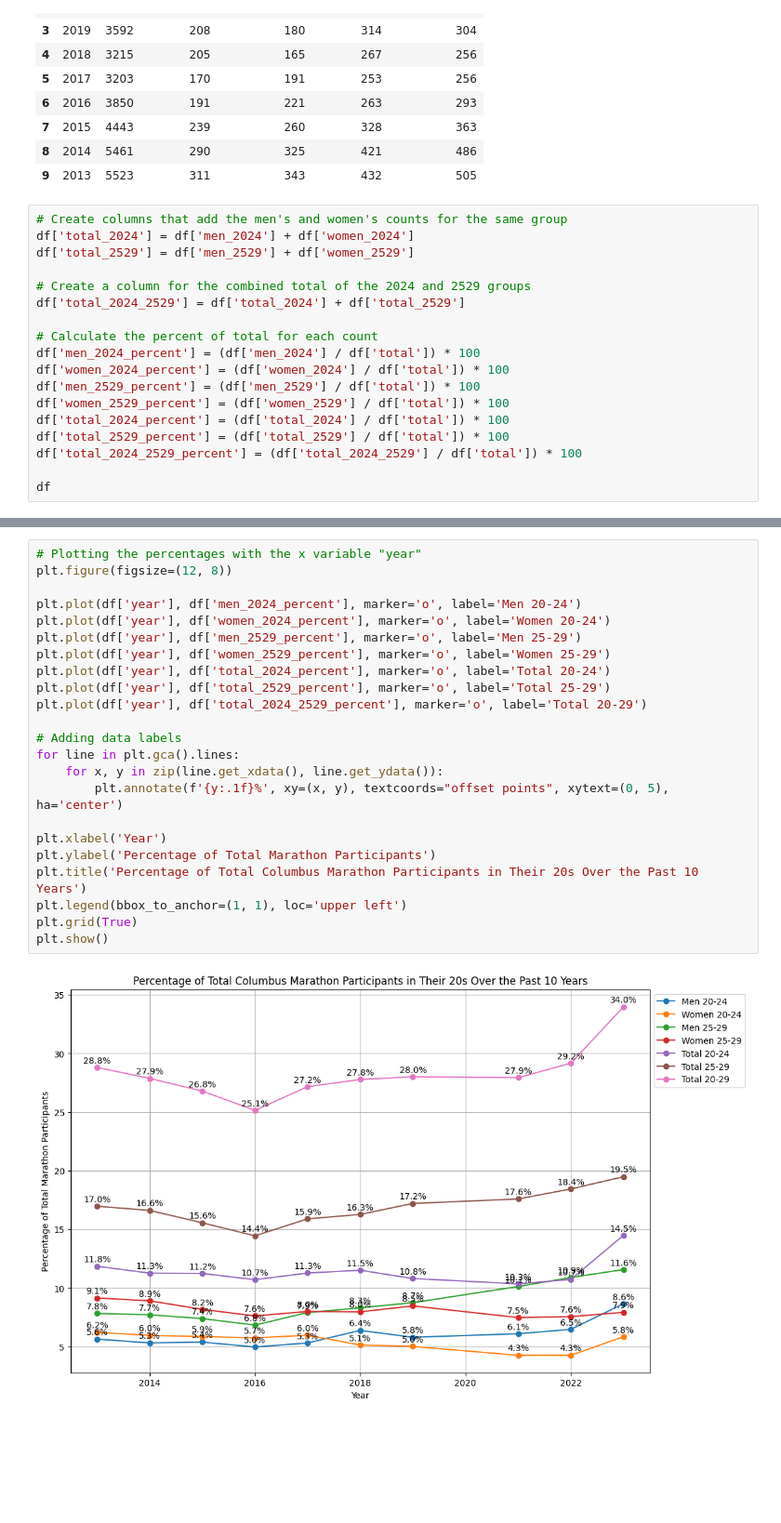
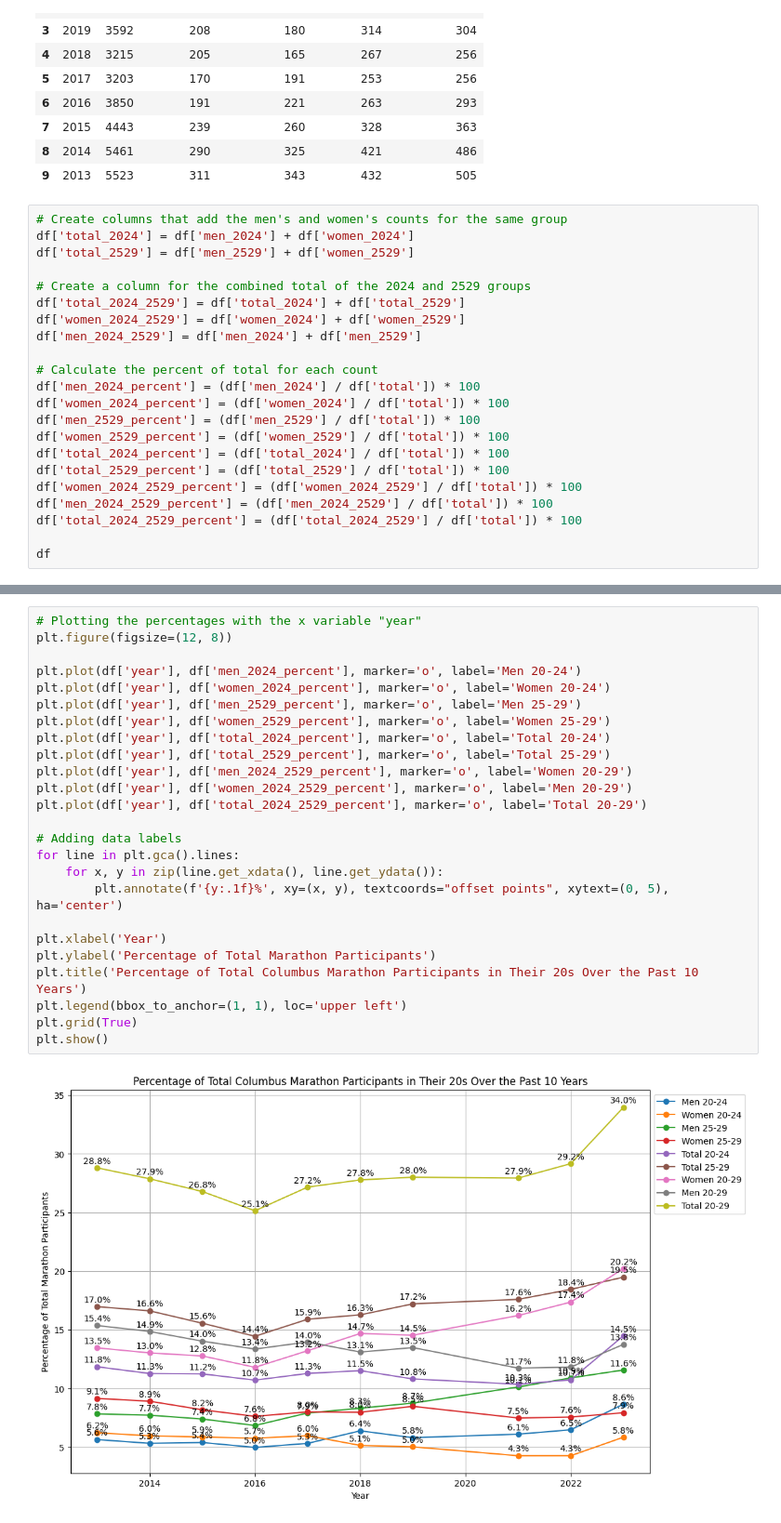
Before and after one commit to racheldadamio/rachels-receipts, a Jupyter notebook: running_age_groups/age_groups.ipynb, the cells around one changed output, grey strips where cells are left out. Shown at 93% size. Drawn from its saved outputs; the diff is of its cells as text; blank space fills up the shorter version.

Commit message:
break up charts by gender and age group

```diff
--- a/running_age_groups/age_groups.ipynb
+++ b/running_age_groups/age_groups.ipynb
@@ -113,6 +113,8 @@ df['total_2529'] = df['men_2529'] + df['women_2529']
 
 # Create a column for the combined total of the 2024 and 2529 groups
 df['total_2024_2529'] = df['total_2024'] + df['total_2529']
+df['women_2024_2529'] = df['women_2024'] + df['women_2529']
+df['men_2024_2529'] = df['men_2024'] + df['men_2529']
 
 # Calculate the percent of total for each count
 df['men_2024_percent'] = (df['men_2024'] / df['total']) * 100
@@ -121,6 +123,8 @@ df['men_2529_percent'] = (df['men_2529'] / df['total']) * 100
 df['women_2529_percent'] = (df['women_2529'] / df['total']) * 100
 df['total_2024_percent'] = (df['total_2024'] / df['total']) * 100
 df['total_2529_percent'] = (df['total_2529'] / df['total']) * 100
+df['women_2024_2529_percent'] = (df['women_2024_2529'] / df['total']) * 100
+df['men_2024_2529_percent'] = (df['men_2024_2529'] / df['total']) * 100
 df['total_2024_2529_percent'] = (df['total_2024_2529'] / df['total']) * 100
 
 df
@@ -139,25 +143,27 @@ df
 # %%
 # Plotting the percentages with the x variable "year"
 plt.figure(figsize=(12, 8))
 
 plt.plot(df['year'], df['men_2024_percent'], marker='o', label='Men 20-24')
 plt.plot(df['year'], df['women_2024_percent'], marker='o', label='Women 20-24')
 plt.plot(df['year'], df['men_2529_percent'], marker='o', label='Men 25-29')
 plt.plot(df['year'], df['women_2529_percent'], marker='o', label='Women 25-29')
 plt.plot(df['year'], df['total_2024_percent'], marker='o', label='Total 20-24')
 plt.plot(df['year'], df['total_2529_percent'], marker='o', label='Total 25-29')
+plt.plot(df['year'], df['men_2024_2529_percent'], marker='o', label='Women 20-29')
+plt.plot(df['year'], df['women_2024_2529_percent'], marker='o', label='Men 20-29')
 plt.plot(df['year'], df['total_2024_2529_percent'], marker='o', label='Total 20-29')
 
 # Adding data labels
 for line in plt.gca().lines:
     for x, y in zip(line.get_xdata(), line.get_ydata()):
         plt.annotate(f'{y:.1f}%', xy=(x, y), textcoords="offset points", xytext=(0, 5), ha='center')
 
 plt.xlabel('Year')
 plt.ylabel('Percentage of Total Marathon Participants')
 plt.title('Percentage of Total Columbus Marathon Participants in Their 20s Over the Past 10 Years')
 plt.legend(bbox_to_anchor=(1, 1), loc='upper left')
 plt.grid(True)
 plt.show()
 # %% [output]
-[figure, old version]
+[figure, new version]
```
Also changed, not shown: parts of 9 cells of this notebook, 2 other files.
